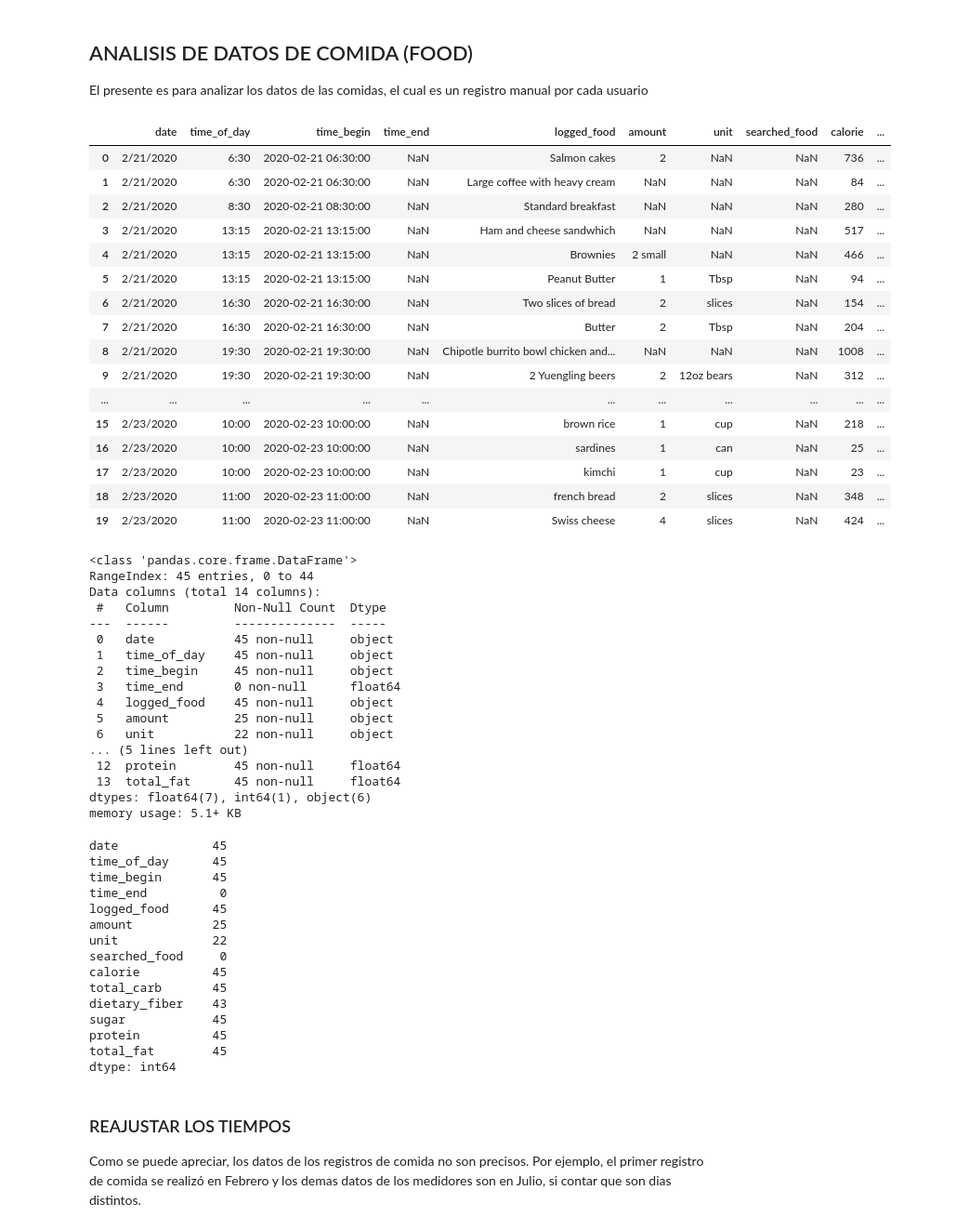
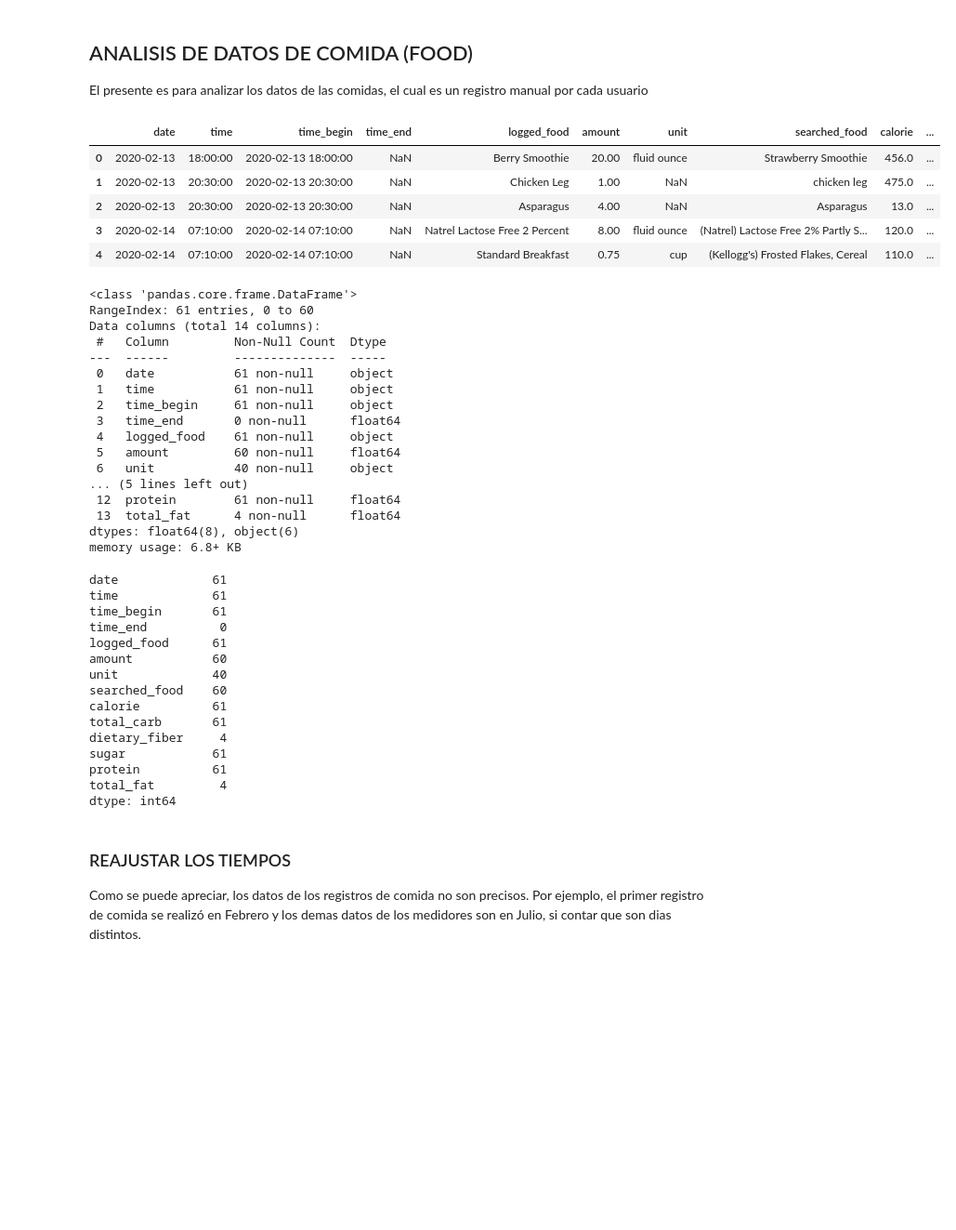
Before and after one commit to Alpha004/PreTesisMasterRepo, a Jupyter notebook: Food/Food_analyzier.ipynb, the cells around one changed output. Shown at 93% size. Drawn from its saved outputs; the diff is of its cells as text; code cells hidden in the pictures; blank space fills up the shorter version.

Commit message:
fix: fix food data for some files with wrong date, combination successfully

```diff
--- a/Food/Food_analyzier.ipynb
+++ b/Food/Food_analyzier.ipynb
@@ -12,68 +12,57 @@ INTERVALO_2H = '2h'
 INTERVALO_8H = '8h'
 INTERVALO_24H = '24h'
 # %%
-PACIENTE = '016'
+PACIENTE = '001'
 PATH_FOLDER = 'G:\\Dataset\\big-ideas-lab-glycemic-variability-and-wearable-device-data-1.1.2\\'+PACIENTE+'\\'
 # %%
 # Leyendo el CSV
 food_values = pd.read_csv(PATH_FOLDER + 'Food_Log_'+PACIENTE+'.csv', engine='python', na_values="not available")
 # %%
-food_values.head(20)
+food_values.head()
 # %% [output]
-|  | date | time_of_day | time_begin | time_end | logged_food | amount | unit | searched_food | calorie | ... |
-| 0 | 2/21/2020 | 6:30 | 2020-02-21 06:30:00 | NaN | Salmon cakes | 2 | NaN | NaN | 736 | ... |
-| 1 | 2/21/2020 | 6:30 | 2020-02-21 06:30:00 | NaN | Large coffee with heavy cream | NaN | NaN | NaN | 84 | ... |
-| 2 | 2/21/2020 | 8:30 | 2020-02-21 08:30:00 | NaN | Standard breakfast | NaN | NaN | NaN | 280 | ... |
-| 3 | 2/21/2020 | 13:15 | 2020-02-21 13:15:00 | NaN | Ham and cheese sandwhich | NaN | NaN | NaN | 517 | ... |
-| 4 | 2/21/2020 | 13:15 | 2020-02-21 13:15:00 | NaN | Brownies | 2 small | NaN | NaN | 466 | ... |
-| 5 | 2/21/2020 | 13:15 | 2020-02-21 13:15:00 | NaN | Peanut Butter | 1 | Tbsp | NaN | 94 | ... |
-| 6 | 2/21/2020 | 16:30 | 2020-02-21 16:30:00 | NaN | Two slices of bread | 2 | slices | NaN | 154 | ... |
-| 7 | 2/21/2020 | 16:30 | 2020-02-21 16:30:00 | NaN | Butter | 2 | Tbsp | NaN | 204 | ... |
-| 8 | 2/21/2020 | 19:30 | 2020-02-21 19:30:00 | NaN | Chipotle burrito bowl chicken and... | NaN | NaN | NaN | 1008 | ... |
-| 9 | 2/21/2020 | 19:30 | 2020-02-21 19:30:00 | NaN | 2 Yuengling beers | 2 | 12oz bears | NaN | 312 | ... |
-| ... | ... | ... | ... | ... | ... | ... | ... | ... | ... | ... |
-| 15 | 2/23/2020 | 10:00 | 2020-02-23 10:00:00 | NaN | brown rice | 1 | cup | NaN | 218 | ... |
-| 16 | 2/23/2020 | 10:00 | 2020-02-23 10:00:00 | NaN | sardines | 1 | can | NaN | 25 | ... |
-| 17 | 2/23/2020 | 10:00 | 2020-02-23 10:00:00 | NaN | kimchi | 1 | cup | NaN | 23 | ... |
-| 18 | 2/23/2020 | 11:00 | 2020-02-23 11:00:00 | NaN | french bread | 2 | slices | NaN | 348 | ... |
-| 19 | 2/23/2020 | 11:00 | 2020-02-23 11:00:00 | NaN | Swiss cheese | 4 | slices | NaN | 424 | ... |
+|  | date | time | time_begin | time_end | logged_food | amount | unit | searched_food | calorie | ... |
+| 0 | 2020-02-13 | 18:00:00 | 2020-02-13 18:00:00 | NaN | Berry Smoothie | 20.00 | fluid ounce | Strawberry Smoothie | 456.0 | ... |
+| 1 | 2020-02-13 | 20:30:00 | 2020-02-13 20:30:00 | NaN | Chicken Leg | 1.00 | NaN | chicken leg | 475.0 | ... |
+| 2 | 2020-02-13 | 20:30:00 | 2020-02-13 20:30:00 | NaN | Asparagus | 4.00 | NaN | Asparagus | 13.0 | ... |
+| 3 | 2020-02-14 | 07:10:00 | 2020-02-14 07:10:00 | NaN | Natrel Lactose Free 2 Percent | 8.00 | fluid ounce | (Natrel) Lactose Free 2% Partly S... | 120.0 | ... |
+| 4 | 2020-02-14 | 07:10:00 | 2020-02-14 07:10:00 | NaN | Standard Breakfast | 0.75 | cup | (Kellogg's) Frosted Flakes, Cereal | 110.0 | ... |
 # %%
 food_values.info()
 # %% [output]
 <class 'pandas.core.frame.DataFrame'>
-RangeIndex: 45 entries, 0 to 44
+RangeIndex: 61 entries, 0 to 60
 Data columns (total 14 columns):
  #   Column         Non-Null Count  Dtype
 ---  ------         --------------  -----
- 0   date           45 non-null     object
- 1   time_of_day    45 non-null     object
- 2   time_begin     45 non-null     object
+ 0   date           61 non-null     object
+ 1   time           61 non-null     object
+ 2   time_begin     61 non-null     object
  3   time_end       0 non-null      float64
- 4   logged_food    45 non-null     object
- 5   amount         25 non-null     object
- 6   unit           22 non-null     object
+ 4   logged_food    61 non-null     object
+ 5   amount         60 non-null     float64
+ 6   unit           40 non-null     object
 ... (5 lines left out)
- 12  protein        45 non-null     float64
- 13  total_fat      45 non-null     float64
-dtypes: float64(7), int64(1), object(6)
-memory usage: 5.1+ KB
+ 12  protein        61 non-null     float64
+ 13  total_fat      4 non-null      float64
+dtypes: float64(8), object(6)
+memory usage: 6.8+ KB
 # %%
 food_values.count()
 # %% [output]
-date             45
-time_of_day      45
-time_begin       45
+date             61
+time             61
+time_begin       61
 time_end          0
-logged_food      45
-amount           25
-unit             22
-searched_food     0
-calorie          45
-total_carb       45
-dietary_fiber    43
-sugar            45
-protein          45
-total_fat        45
+logged_food      61
+amount           60
+unit             40
+searched_food    60
+calorie          61
+total_carb       61
+dietary_fiber     4
+sugar            61
+protein          61
+total_fat         4
 dtype: int64
 # %%
 # Convertimos en fechas los datimetimes
```
Also changed, not shown: parts of 8 cells of this notebook, 1 other file.
